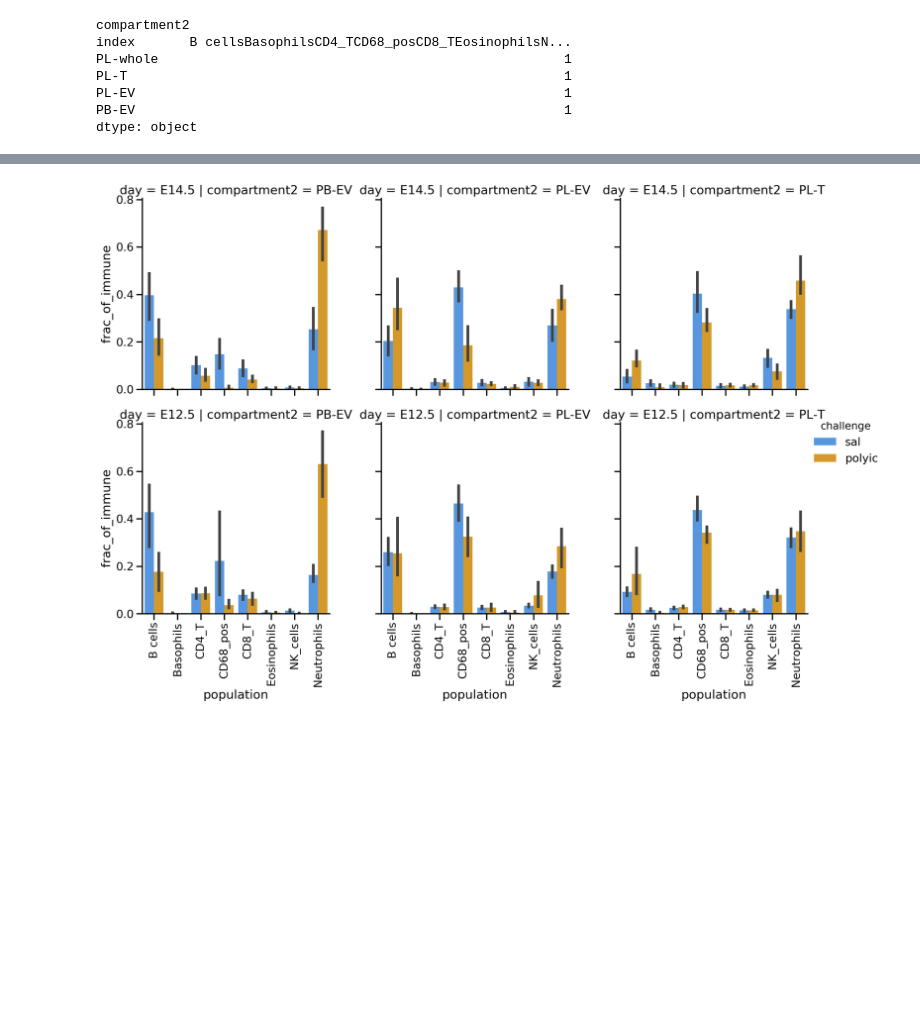
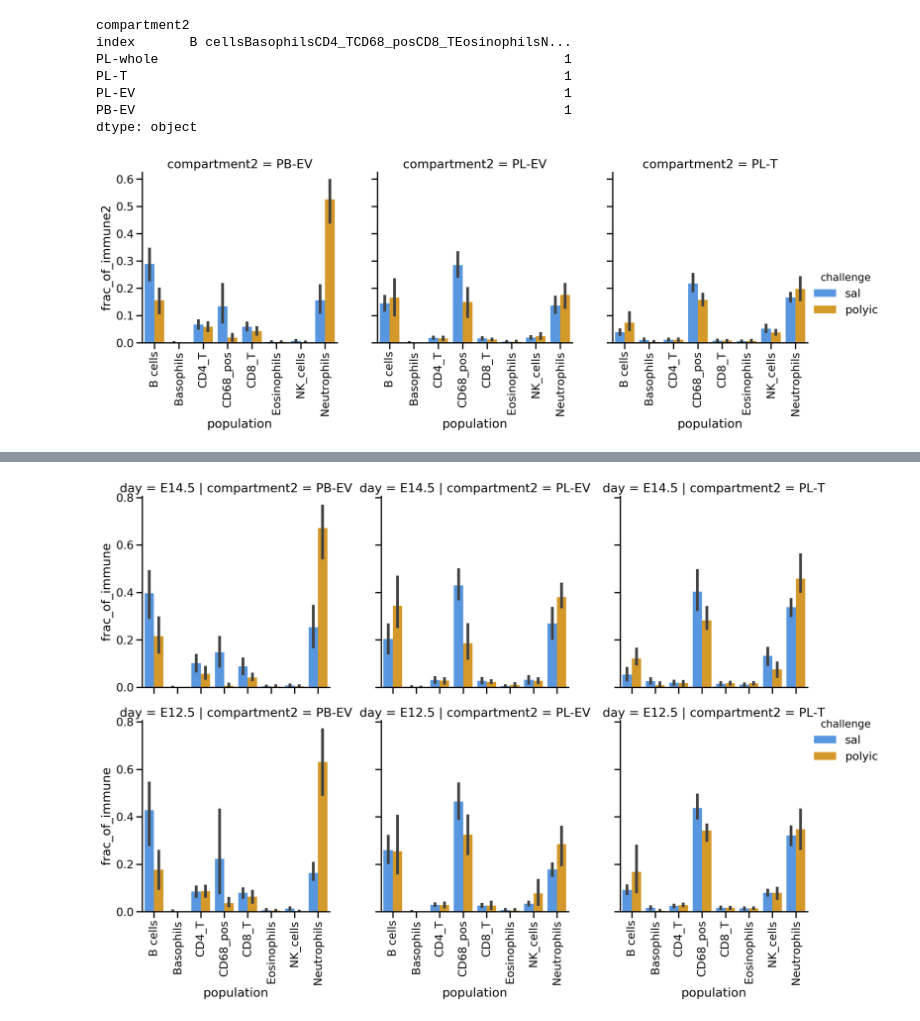
Before and after one commit to nvivanco/Placenta_paper_figures, a Jupyter notebook: 20201215_data_analysis_cell_engine.ipynb, the cells around one changed output, grey strips where cells are left out. Drawn from its saved outputs; the diff is of its cells as text; code cells hidden in the pictures; blank space fills up the shorter version.

```diff
--- a/20201215_data_analysis_cell_engine.ipynb
+++ b/20201215_data_analysis_cell_engine.ipynb
@@ -248,3 +248,23 @@ dtype: object
 subsample_path = '/Users/bendalllab/Desktop/Maternal_cells'
 countsnew_path = os.path.join(subsample_path, '20201216_edited_main_cell_counts_CellEngine.csv')
 main_counts.to_csv(countsnew_path, index = False)
+# %%
+subsample_path = '/Users/bendalllab/Desktop/Maternal_cells'
+countsnew_path = os.path.join(subsample_path, '20201216_edited_main_cell_counts_CellEngine.csv')
+main_counts = pd.read_csv(countsnew_path)
+# %%
+challenge_dict = {'sal': '#4295f5', 'polyic': '#f0a10e'}
+
+df = main_counts[main_counts['timePI'].isin(['2hr']) & main_counts['day'].isin(['E12.5', 'E14.5'])]
+sns.set_context('talk')
+g = sns.catplot(x= 'population', y='frac_of_immune2',
+                hue='challenge', hue_order = ['sal', 'polyic'],
+                col= 'compartment2',
+                col_order = ['PB-EV', 'PL-EV', 'PL-T'],
+                palette = challenge_dict,
+                data= df,
+                kind='bar', sharey = True,
+                height=5, aspect=1)
+[plt.setp(ax.get_xticklabels(), rotation=90) for ax in g.axes.flat];
+# %% [output]
+[figure, added]
```
Also changed, not shown: parts of 19 cells of this notebook, 2 other files.
